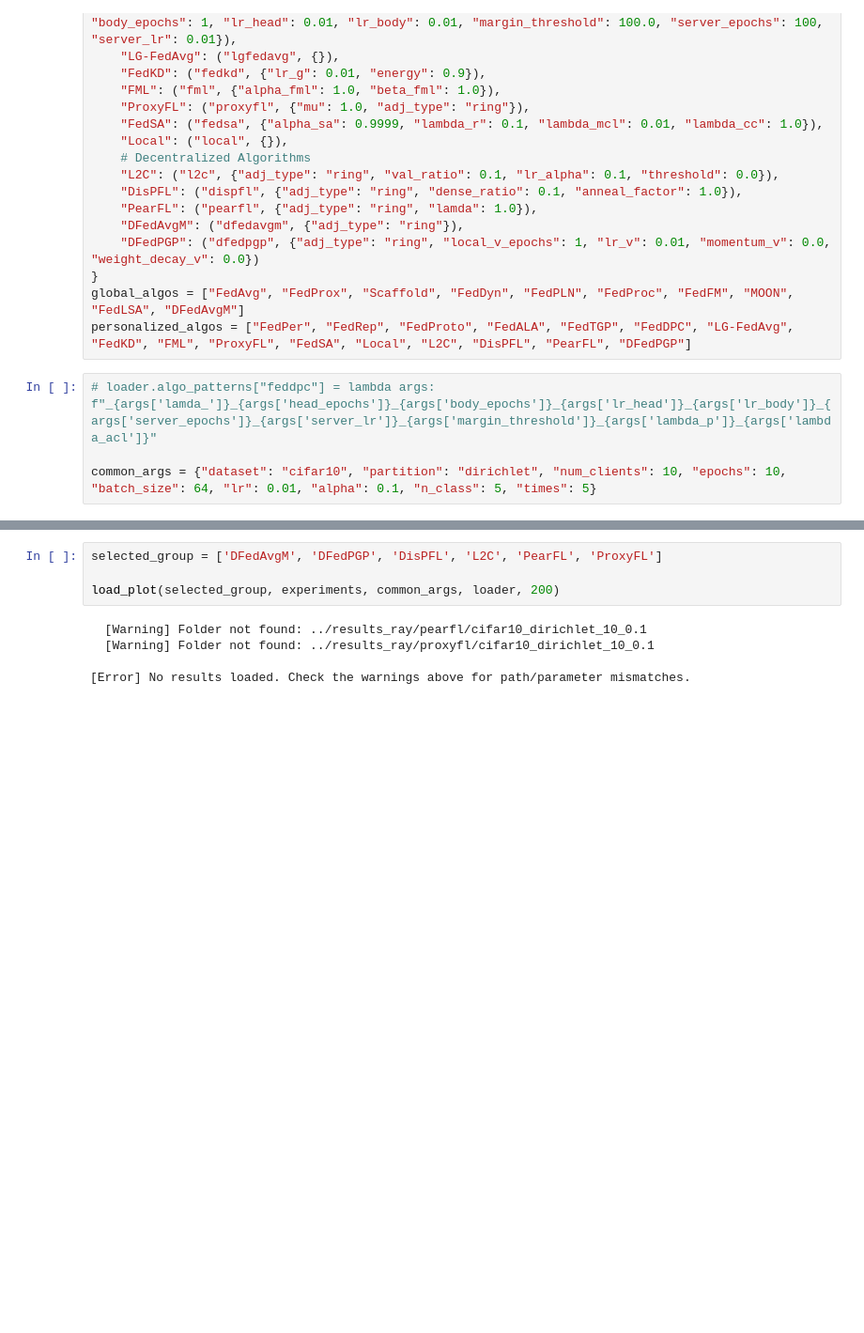
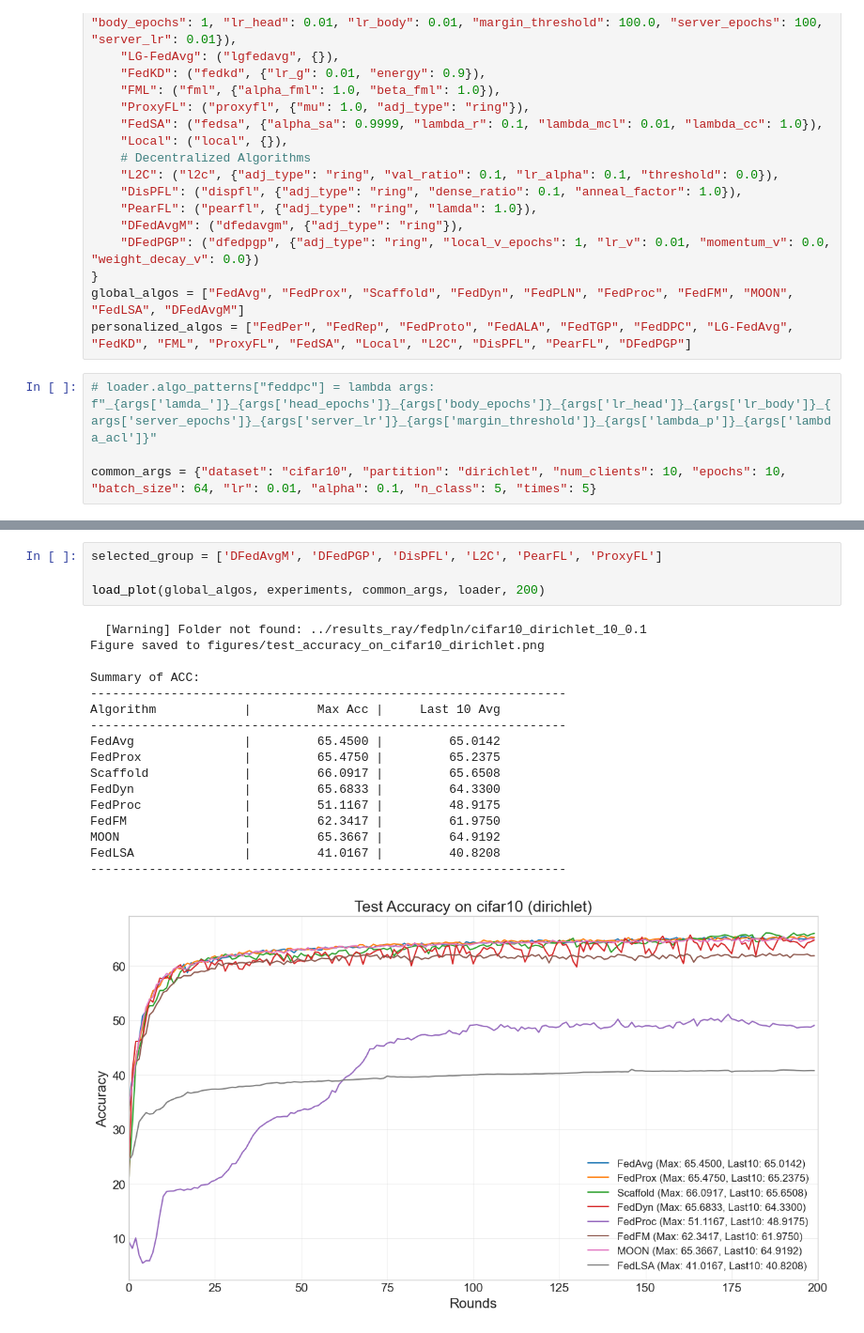
Before and after one commit to haifeng-dai/fl, a Jupyter notebook: plot/results_analysis.ipynb, the cells around one changed output, grey strips where cells are left out. Shown at 94% size. Cells and saved outputs as stored; diff of their text form; blank space fills up the shorter version.

```diff
--- a/plot/results_analysis.ipynb
+++ b/plot/results_analysis.ipynb
@@ -76,12 +70,25 @@ L2C                       |  83.5749 ± 0.0000  |  83.1318 ± 0.0000  (1 runs)
 # %%
 selected_group = ['DFedAvgM', 'DFedPGP', 'DisPFL', 'L2C', 'PearFL', 'ProxyFL']
 
-load_plot(selected_group, experiments, common_args, loader, 200)
+load_plot(global_algos, experiments, common_args, loader, 200)
 # %% [output]
-  [Warning] Folder not found: ../results_ray/pearfl/cifar10_dirichlet_10_0.1
-  [Warning] Folder not found: ../results_ray/proxyfl/cifar10_dirichlet_10_0.1
+  [Warning] Folder not found: ../results_ray/fedpln/cifar10_dirichlet_10_0.1
+Figure saved to figures/test_accuracy_on_cifar10_dirichlet.png
 
-[Error] No results loaded. Check the warnings above for path/parameter mismatches.
+Summary of ACC:
+-----------------------------------------------------------------
+Algorithm            |         Max Acc |     Last 10 Avg
+-----------------------------------------------------------------
+FedAvg               |         65.4500 |         65.0142
+FedProx              |         65.4750 |         65.2375
+Scaffold             |         66.0917 |         65.6508
+FedDyn               |         65.6833 |         64.3300
+FedProc              |         51.1167 |         48.9175
+FedFM                |         62.3417 |         61.9750
+MOON                 |         65.3667 |         64.9192
+FedLSA               |         41.0167 |         40.8208
+-----------------------------------------------------------------
+[figure, added]
 # %%
 load_plot(["FedAvg"], experiments, common_args, loader, 1000)
 # %% [output]
```
Also changed, not shown: parts of 2 cells of this notebook, 10 other files.
